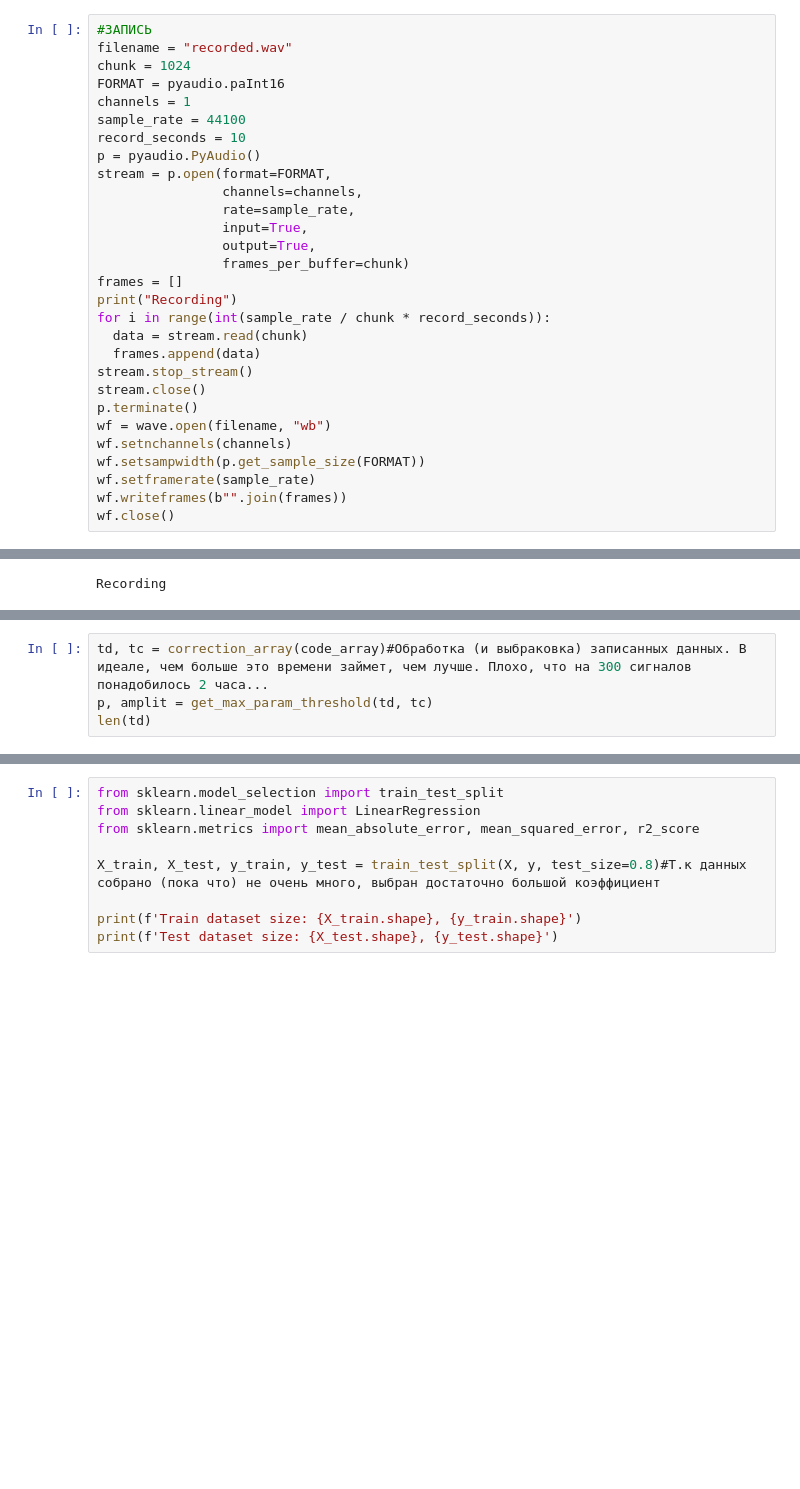
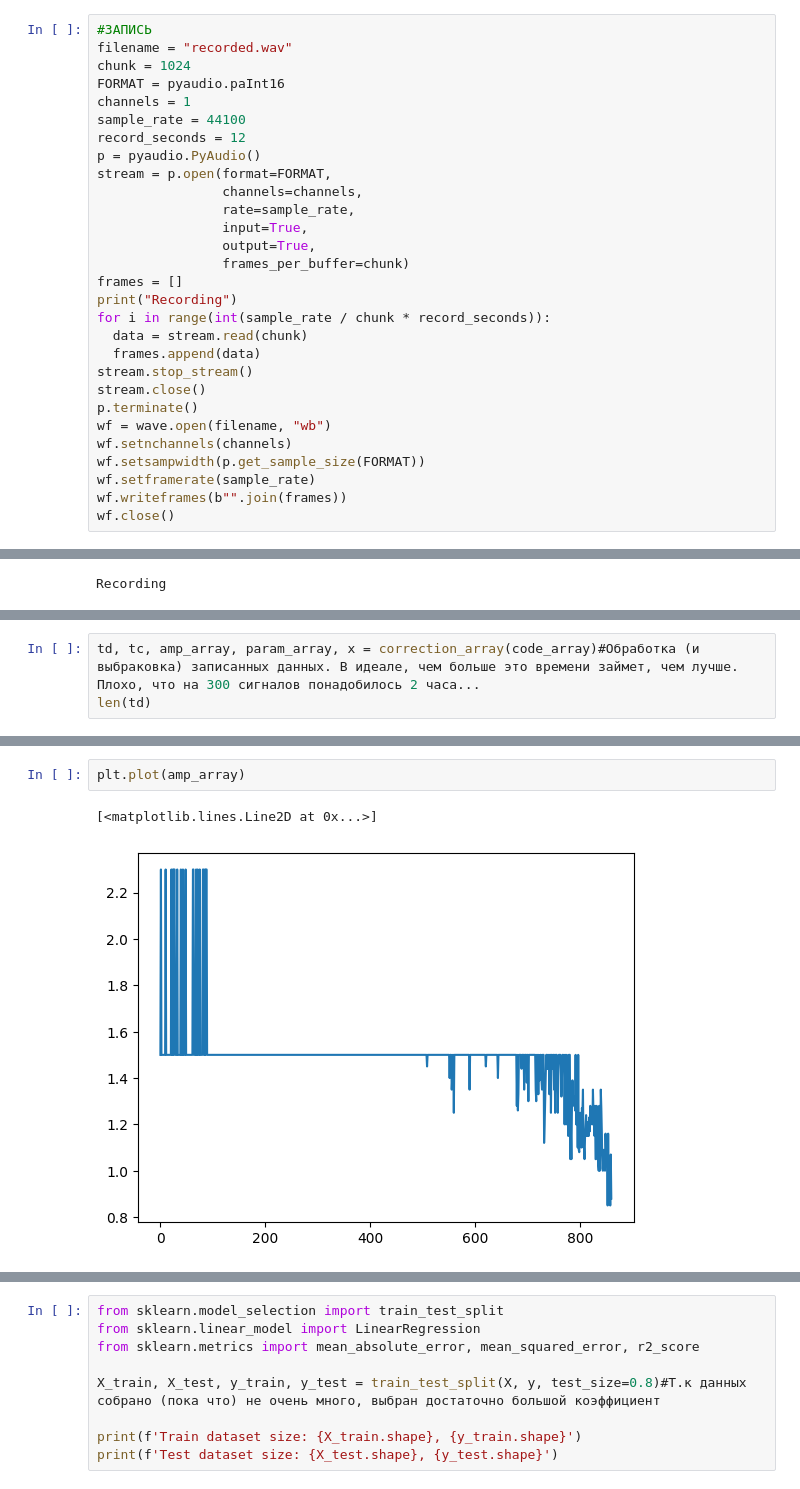
Before and after one commit to defdet/Project_samsung, a Jupyter notebook: renewed_project.ipynb, the cells around one changed output, grey strips where cells are left out. Drawn from its saved outputs; the diff is of its cells as text; blank space fills up the shorter version.

```diff
--- a/renewed_project.ipynb
+++ b/renewed_project.ipynb
@@ -18,7 +20,7 @@ chunk = 1024
 FORMAT = pyaudio.paInt16
 channels = 1
 sample_rate = 44100
-record_seconds = 10
+record_seconds = 12
 p = pyaudio.PyAudio()
 stream = p.open(format=FORMAT,
                 channels=channels,
@@ -995,5 +3959,4 @@ codi
 # %%
-td, tc = correction_array(code_array)#Обработка (и выбраковка) записанных данных. В идеале, чем больше это времени займет, чем лучше. Плохо, что на 300 сигналов понадобилось 2 часа...
-p, amplit = get_max_param_threshold(td, tc)
+td, tc, amp_array, param_array, x = correction_array(code_array)#Обработка (и выбраковка) записанных данных. В идеале, чем больше это времени займет, чем лучше. Плохо, что на 300 сигналов понадобилось 2 часа...
 len(td)
 # %% [output]
@@ -1037,0 +3985,5 @@ MAKING PROGRESS
+# %%
+plt.plot(amp_array)
+# %% [output]
+[<matplotlib.lines.Line2D at 0x...>]
+[figure, added]
```
Also changed, not shown: parts of 23 cells of this notebook, 2 other files.
